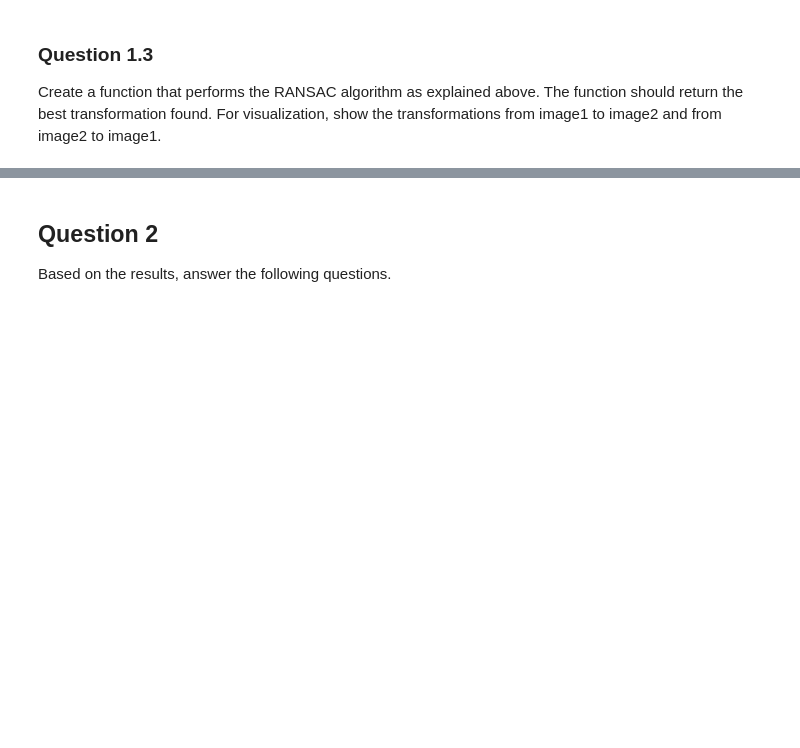
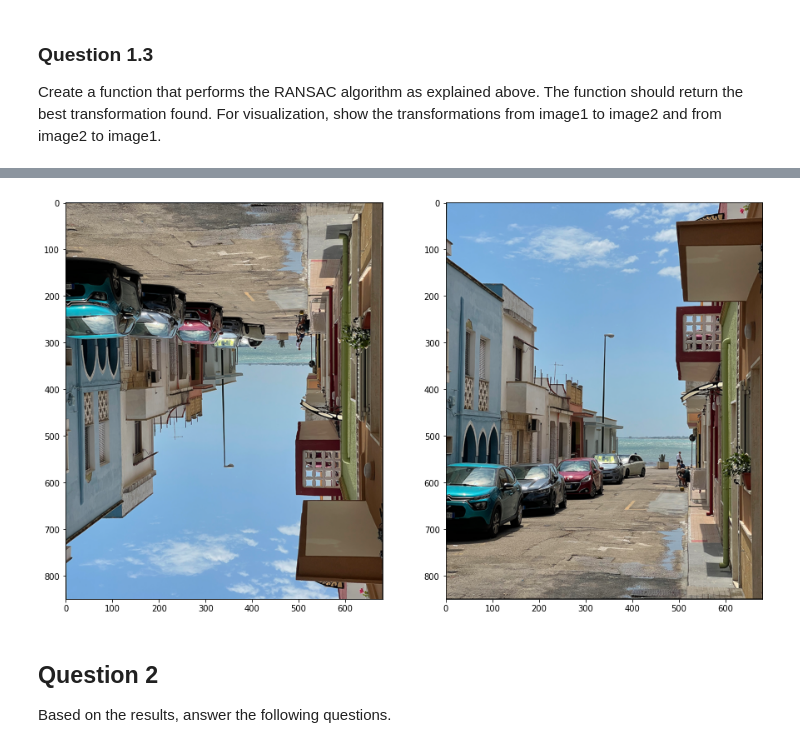
Before and after one commit to joangog/computer-vision-1, a Jupyter notebook: lab4/13486578_12167320_14334739.ipynb, the cells around one changed output, grey strips where cells are left out. Saved outputs shown, nothing was run; the diff lists cells and outputs as text; code cells hidden in the pictures; blank space fills up the shorter version.

```diff
--- a/lab4/13486578_12167320_14334739.ipynb
+++ b/lab4/13486578_12167320_14334739.ipynb
@@ -241,3 +262,7 @@ def affine_transform(img, mat, warp='forward'):
+# %%
+b = affine_transform(a, np.array([[1, 0, 0], [0, -1, 0], [0,0,1]]).T, warp='inverse')
+# %% [output]
+[figure, added]
 # %%
 def ransac(kp1, kp2, matches, N):
     """
```
Also changed, not shown: parts of 3 cells of this notebook.
